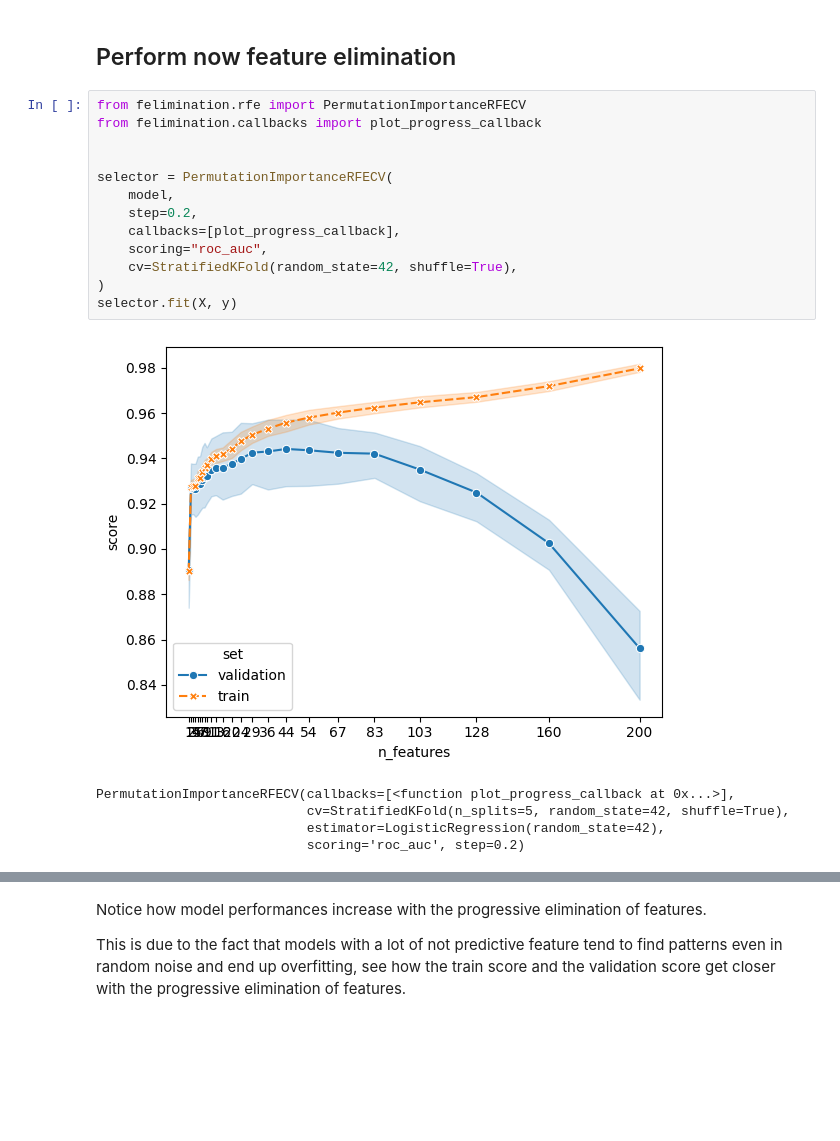
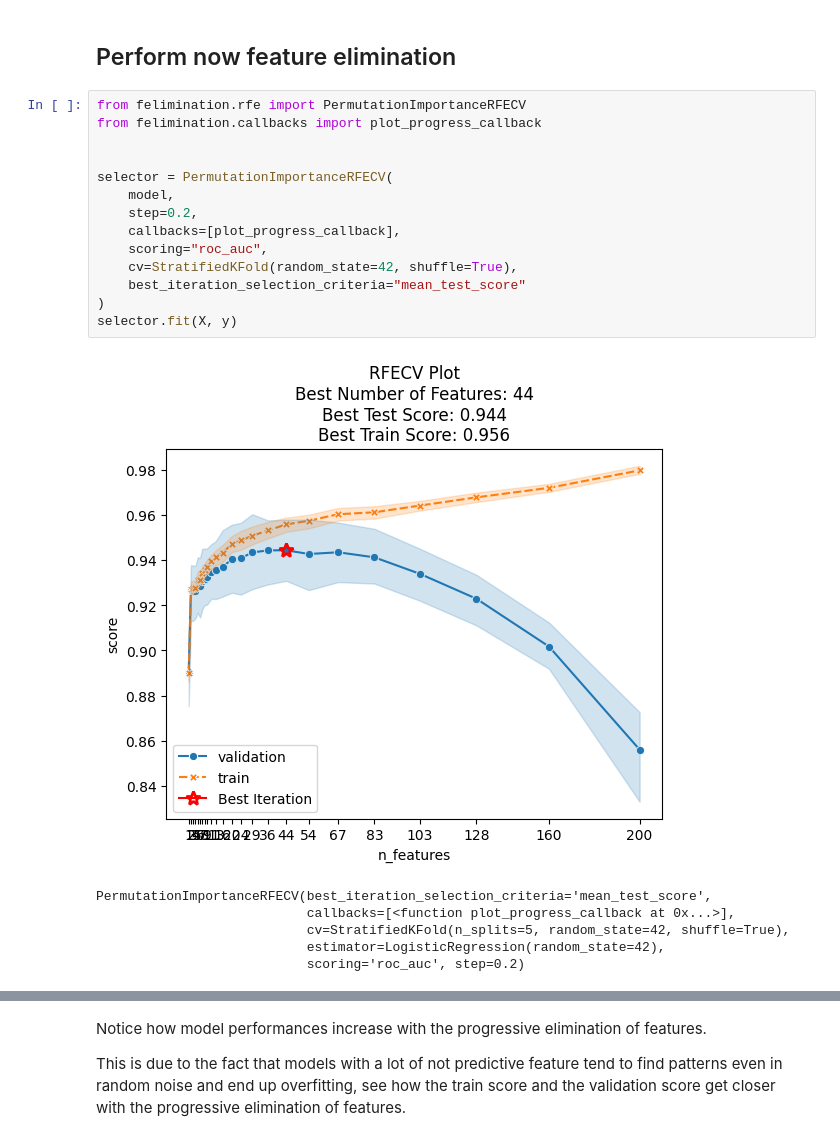
Before and after one commit to ClaudioSalvatoreArcidiacono/felimination, a Jupyter notebook: docs/tutorials/recursive_feature_elimination.ipynb, the cells around one changed output, grey strips where cells are left out. Saved outputs shown, nothing was run; the diff lists cells and outputs as text; blank space fills up the shorter version.

Commit message:
Add selection criteria (#3)

```diff
--- a/docs/tutorials/recursive_feature_elimination.ipynb
+++ b/docs/tutorials/recursive_feature_elimination.ipynb
@@ -56,19 +58,21 @@ cv_results["test_score"].mean()
 # %%
 from felimination.rfe import PermutationImportanceRFECV
 from felimination.callbacks import plot_progress_callback
 
 
 selector = PermutationImportanceRFECV(
     model,
     step=0.2,
     callbacks=[plot_progress_callback],
     scoring="roc_auc",
     cv=StratifiedKFold(random_state=42, shuffle=True),
+    best_iteration_selection_criteria="mean_test_score"
 )
 selector.fit(X, y)
 # %% [output]
-[figure, old version]
+[figure, new version]
-PermutationImportanceRFECV(callbacks=[<function plot_progress_callback at 0x...>],
+PermutationImportanceRFECV(best_iteration_selection_criteria='mean_test_score',
+                           callbacks=[<function plot_progress_callback at 0x...>],
                            cv=StratifiedKFold(n_splits=5, random_state=42, shuffle=True),
                            estimator=LogisticRegression(random_state=42),
                            scoring='roc_auc', step=0.2)
```
Also changed, not shown: parts of 6 cells of this notebook, 6 other files.
